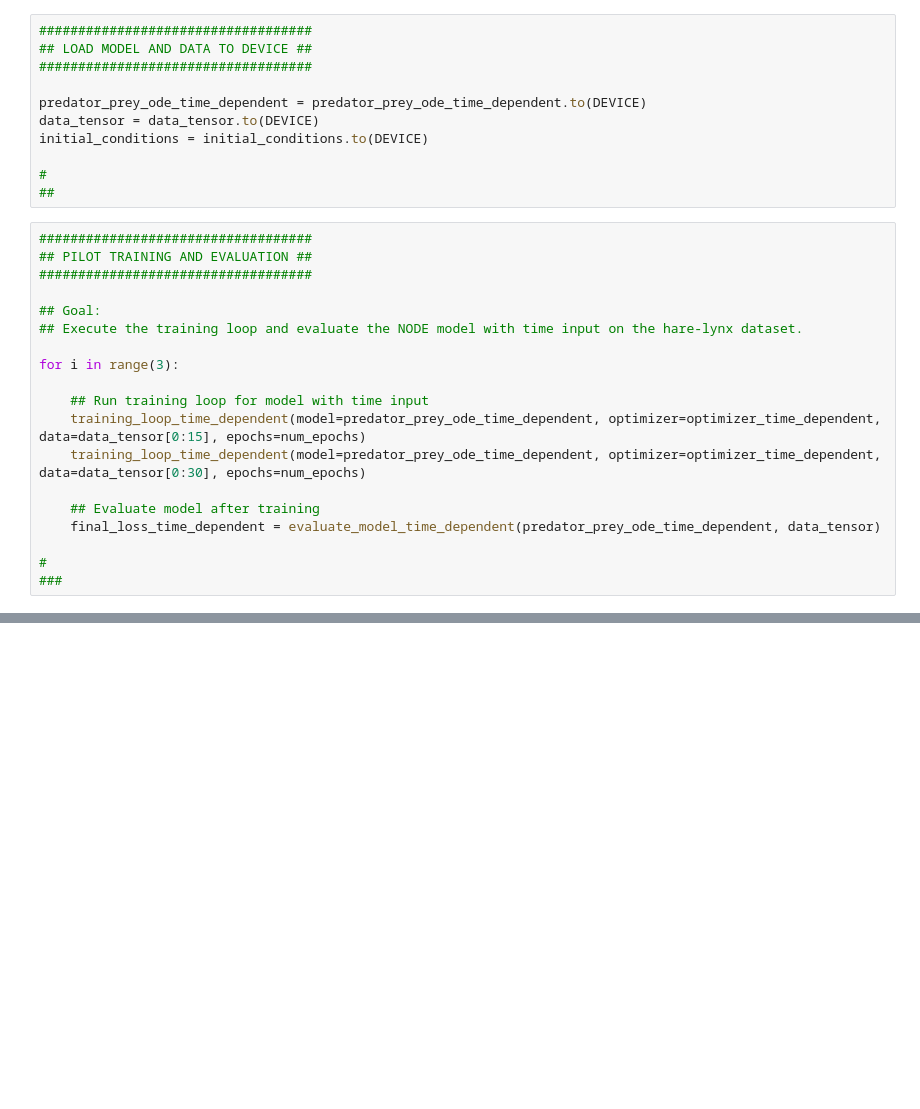
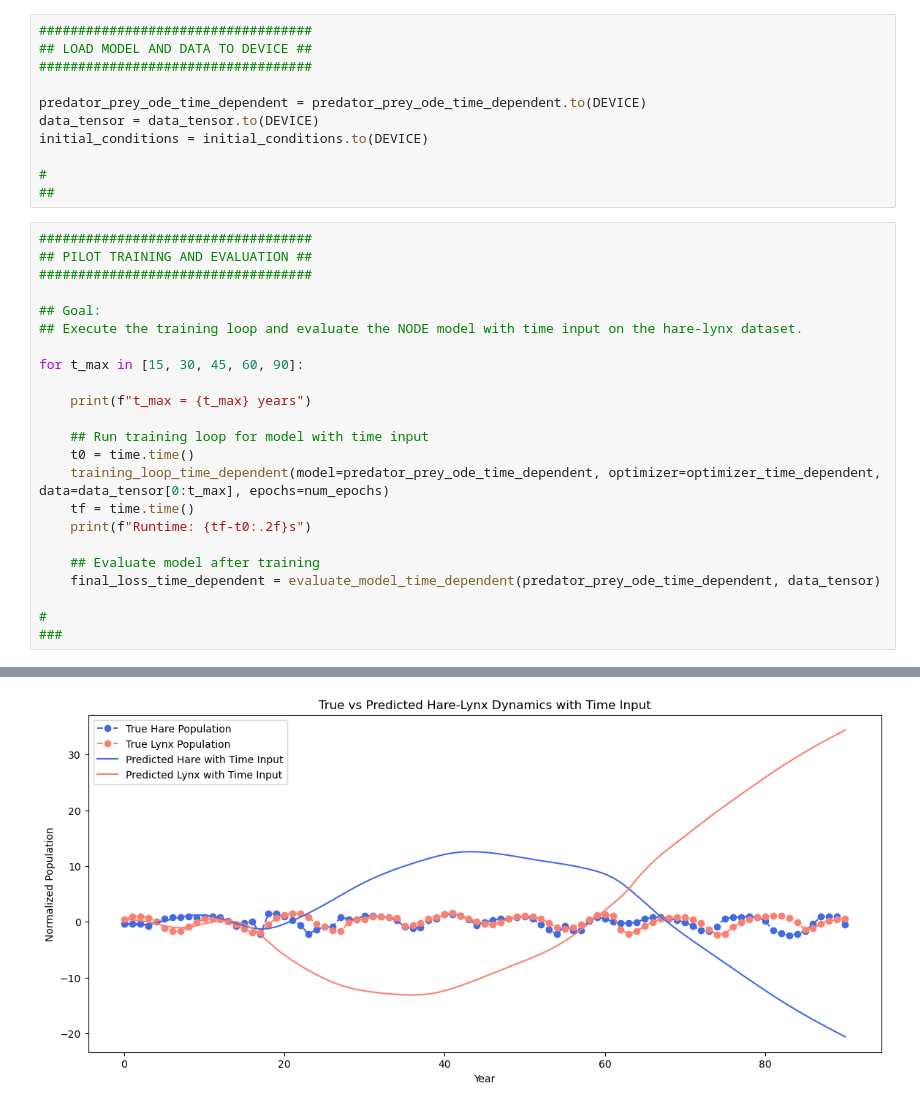
Before and after one commit to WillemBonnaffe/nodes-tutorial, a Jupyter notebook: i2_NODE_time_dependent.ipynb, the cells around one changed output, grey strips where cells are left out. Drawn from its saved outputs; the diff is of its cells as text; blank space fills up the shorter version.

```diff
--- a/i2_NODE_time_dependent.ipynb
+++ b/i2_NODE_time_dependent.ipynb
@@ -326,11 +279,15 @@ initial_conditions = initial_conditions.to(DEVICE)
 ## Goal:
 ## Execute the training loop and evaluate the NODE model with time input on the hare-lynx dataset.
 
-for i in range(3):
+for t_max in [15, 30, 45, 60, 90]:
+
+    print(f"t_max = {t_max} years")
 
     ## Run training loop for model with time input
-    training_loop_time_dependent(model=predator_prey_ode_time_dependent, optimizer=optimizer_time_dependent, data=data_tensor[0:15], epochs=num_epochs)
-    training_loop_time_dependent(model=predator_prey_ode_time_dependent, optimizer=optimizer_time_dependent, data=data_tensor[0:30], epochs=num_epochs)
+    t0 = time.time()
+    training_loop_time_dependent(model=predator_prey_ode_time_dependent, optimizer=optimizer_time_dependent, data=data_tensor[0:t_max], epochs=num_epochs)
+    tf = time.time()
+    print(f"Runtime: {tf-t0:.2f}s")
 
     ## Evaluate model after training
     final_loss_time_dependent = evaluate_model_time_dependent(predator_prey_ode_time_dependent, data_tensor)
@@ -359,0 +309 @@ Epoch 800/1000, Loss: 0.8601
+[figure, added]
```
Also changed, not shown: parts of 12 cells of this notebook, 2 other files.
